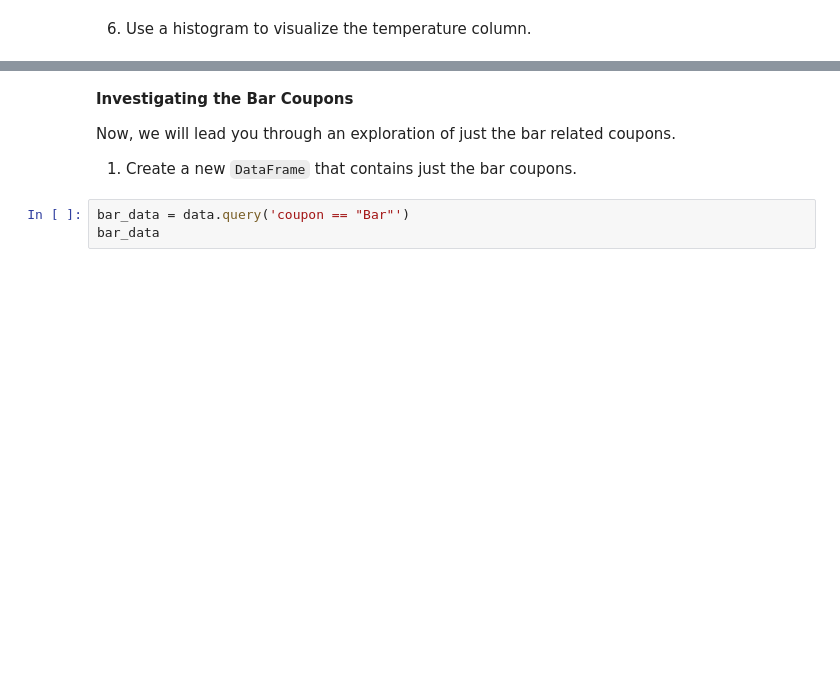
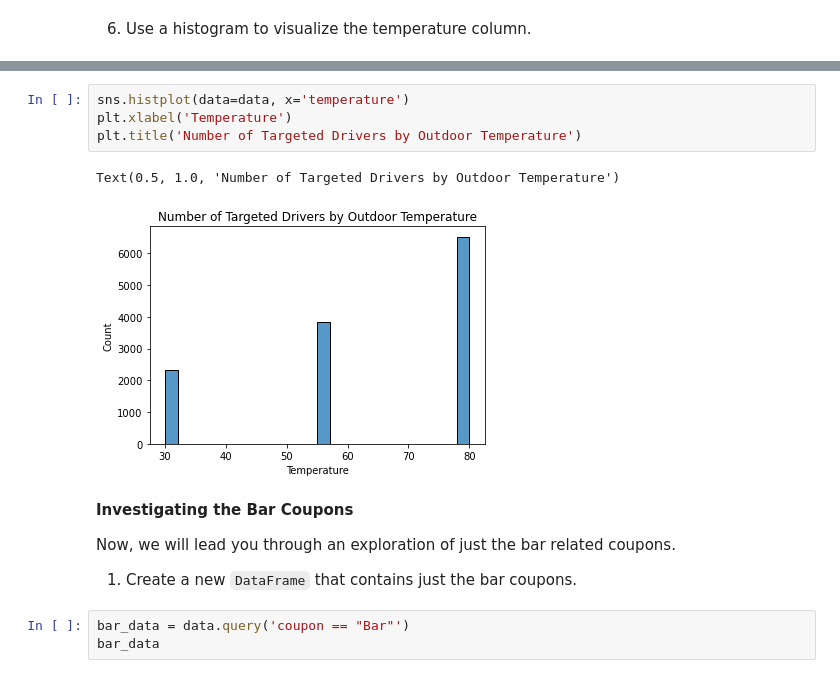
Before and after one commit to hanwoonglee1/BerkeleyMLAIProject1, a Jupyter notebook: practical_application_prompt_5.1.ipynb, the cells around one changed output, grey strips where cells are left out. Drawn from its saved outputs; the diff is of its cells as text; blank space fills up the shorter version.

Commit message:
Figured out why

```diff
--- a/practical_application_prompt_5.1.ipynb
+++ b/practical_application_prompt_5.1.ipynb
@@ -340,3 +360,10 @@ px.histogram(data, x='temperature')
+# %%
+sns.histplot(data=data, x='temperature')
+plt.xlabel('Temperature')
+plt.title('Number of Targeted Drivers by Outdoor Temperature')
+# %% [output]
+Text(0.5, 1.0, 'Number of Targeted Drivers by Outdoor Temperature')
+[figure, added]
 # %% [markdown]
 **Investigating the Bar Coupons**
 
```
Also changed, not shown: parts of 153 cells of this notebook.
